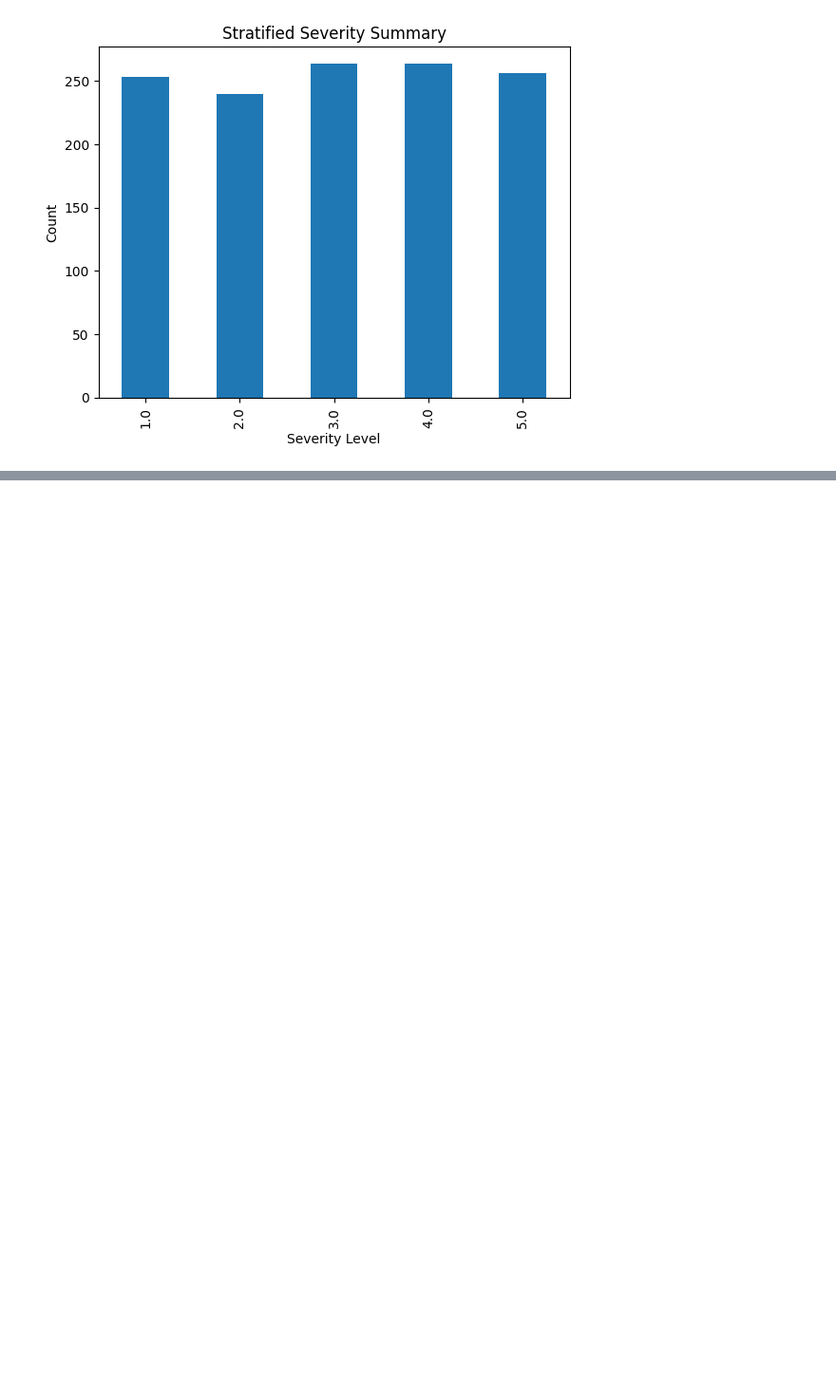
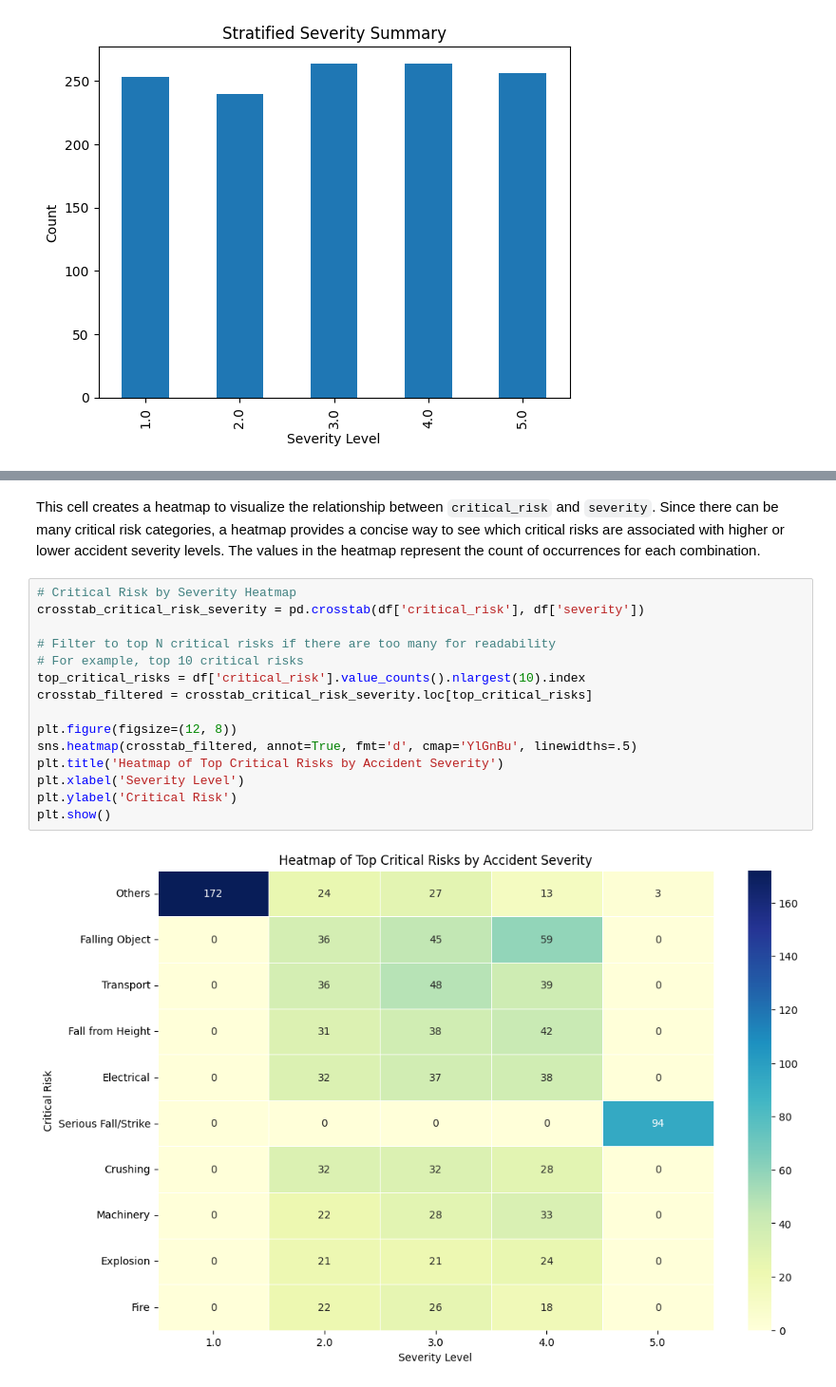
Before and after one commit to susara20010420/Workplace-Safety-Insights-from-the-Industrial-Safety-Health-Analytics-Dataset, a Jupyter notebook: v3_EDA_Balancing_Methodology.ipynb, the cells around one changed output, grey strips where cells are left out. Shown at 95% size. Cells and saved outputs as stored; diff of their text form; blank space fills up the shorter version.

```diff
--- a/v3_EDA_Balancing_Methodology.ipynb
+++ b/v3_EDA_Balancing_Methodology.ipynb
@@ -166,0 +203,19 @@ test.csv saved to: /content/drive/MyDrive/Work Place Safety Insights/test.csv
+# %% [markdown]
+This cell creates a heatmap to visualize the relationship between `critical_risk` and `severity`. Since there can be many critical risk categories, a heatmap provides a concise way to see which critical risks are associated with higher or lower accident severity levels. The values in the heatmap represent the count of occurrences for each combination.
+# %%
+# Critical Risk by Severity Heatmap
+crosstab_critical_risk_severity = pd.crosstab(df['critical_risk'], df['severity'])
+
+# Filter to top N critical risks if there are too many for readability
+# For example, top 10 critical risks
+top_critical_risks = df['critical_risk'].value_counts().nlargest(10).index
+crosstab_filtered = crosstab_critical_risk_severity.loc[top_critical_risks]
+
+plt.figure(figsize=(12, 8))
+sns.heatmap(crosstab_filtered, annot=True, fmt='d', cmap='YlGnBu', linewidths=.5)
+plt.title('Heatmap of Top Critical Risks by Accident Severity')
+plt.xlabel('Severity Level')
+plt.ylabel('Critical Risk')
+plt.show()
+# %% [output]
+[figure, added]
```
Also changed, not shown: parts of 18 cells of this notebook.
